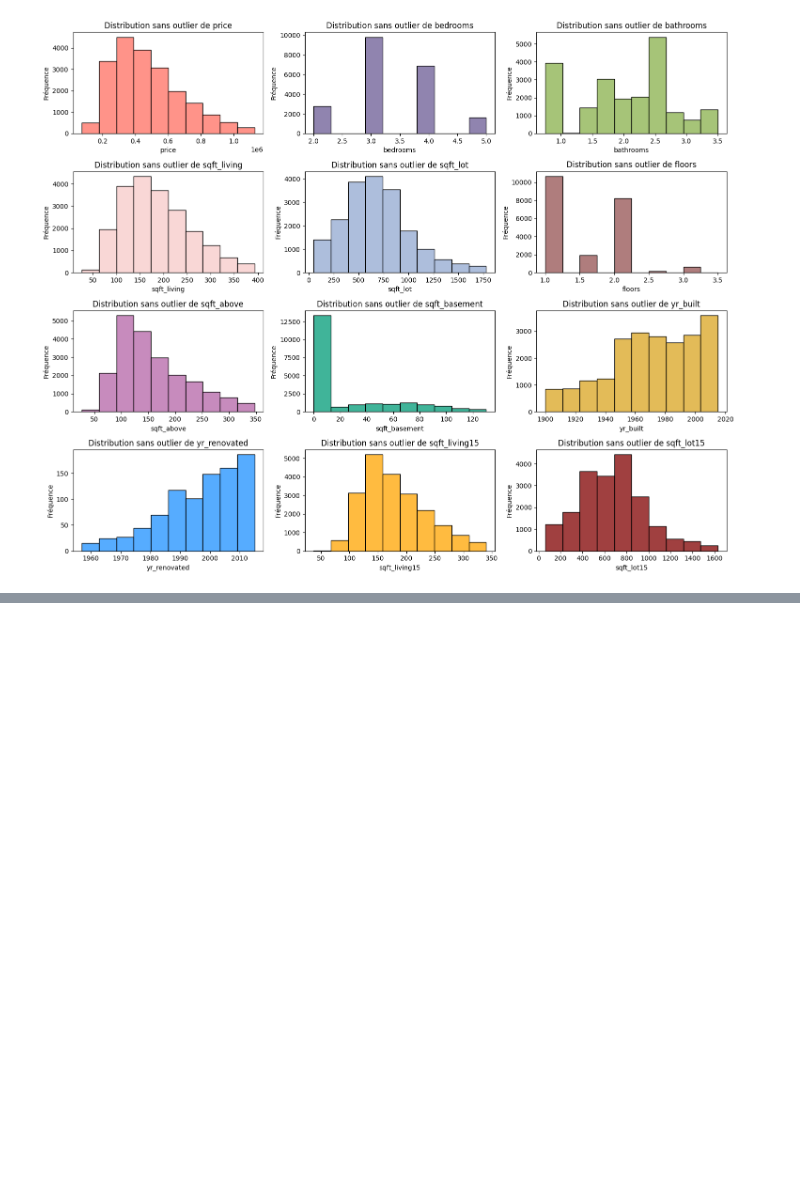
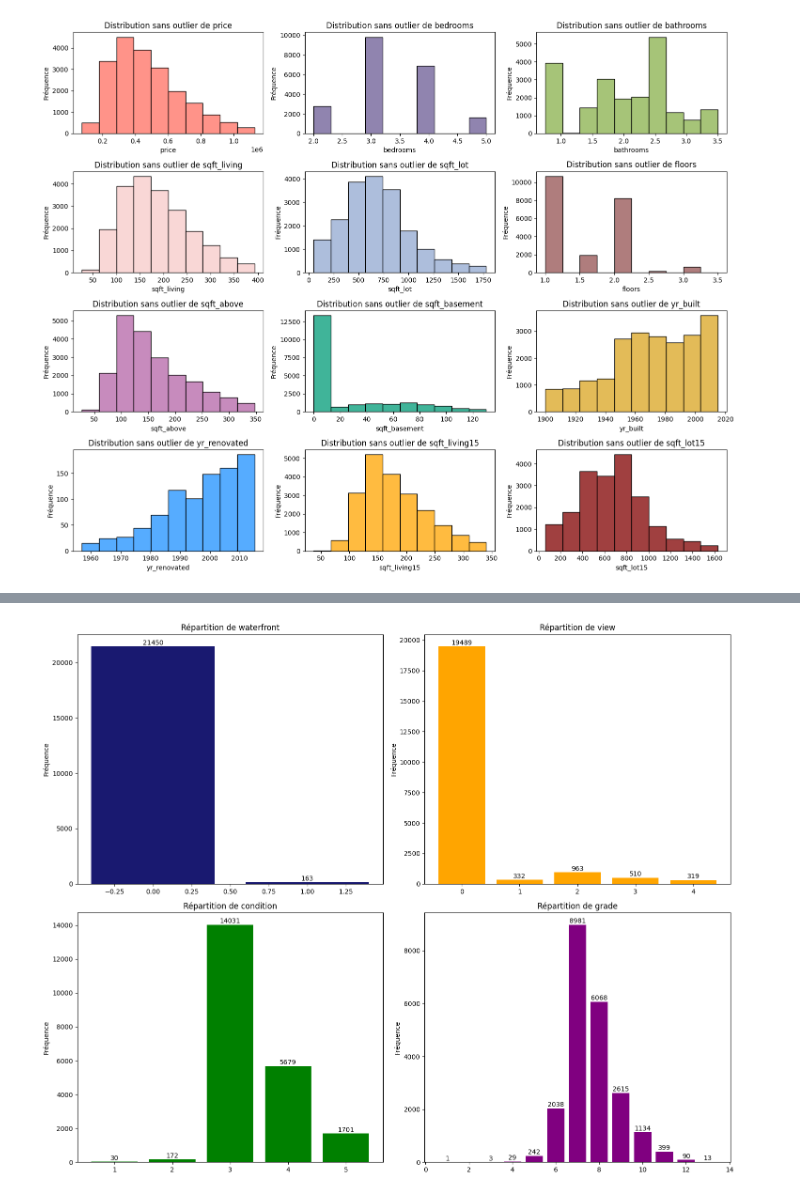
Before and after one commit to AurelPap/apartment-hunter, a Jupyter notebook: working_files_aurel/data-processing.ipynb, the cells around one changed output, grey strips where cells are left out. Saved outputs shown, nothing was run; the diff lists cells and outputs as text; code cells hidden in the pictures; blank space fills up the shorter version.

Commit message:
feat: Analyse univariée variables qualitatives

```diff
--- a/working_files_aurel/data-processing.ipynb
+++ b/working_files_aurel/data-processing.ipynb
@@ -212,11 +216,6 @@ for i, (variable, color) in enumerate(zip(variables_quantitatives, colors_quanti
     upper_bound = Q3 + 1.5 * IQR
     filtered_data = df_kc[(df_kc[variable] >= lower_bound) & (df_kc[variable] <= upper_bound)]
 
-
-    # Statistiques descriptives
-    stats_filtred = filtered_data[variable].describe()
-    stats_text_filtred = "\n".join([f"{stat}: {value:.2f}" for stat, value in stats_filtred.items()])
-
     sns.histplot(filtered_data[variable], bins=10, color=color, ax=axes[row, col])
     axes[row, col].set_title(f'Distribution sans outlier de {variable}')
     axes[row, col].set_ylabel('Fréquence')
@@ -228,0 +230,6 @@ plt.show()
+# %%
+counts = df_kc["view"].value_counts()
+
+for j, count in enumerate(counts.item):
+    print(f"{j}")
+    print(f"{count}")
@@ -228,0 +248,28 @@ plt.show()
+# %%
+# Création d'une figure globale avec des sous-graphiques
+fig, axes = plt.subplots(2, 2, figsize=(15, 12))
+
+# Boucle pour générer les graphiques pour chaque variable
+for i, (variable, color) in enumerate(zip(variables_qualitatives, colors_qualitative)):
+    # Compter les occurrences de chaque catégorie
+    counts = df_kc[variable].value_counts()
+
+    # Identifier les sous-graphiques
+    row = i // 2  # Calcul de la ligne
+    col = i % 2   # Calcul de la colonne
+
+    # Diagramme en barres
+    ax = axes[row, col]
+    ax.bar(counts.index, counts.values, color=color)
+    ax.set_title(f'Répartition de {variable}')
+    ax.set_ylabel('Fréquence')
+
+    # Ajout des valeurs au-dessus des barres
+    for j, (view, count) in enumerate(counts.items()):
+        ax.text(view, count + 10, str(count), ha='center', va='bottom')
+
+# Ajustement de l'espacement entre les sous-graphiques
+plt.tight_layout()
+plt.show()
+# %% [output]
+[figure, added]
```
Also changed, not shown: parts of 5 cells of this notebook.
